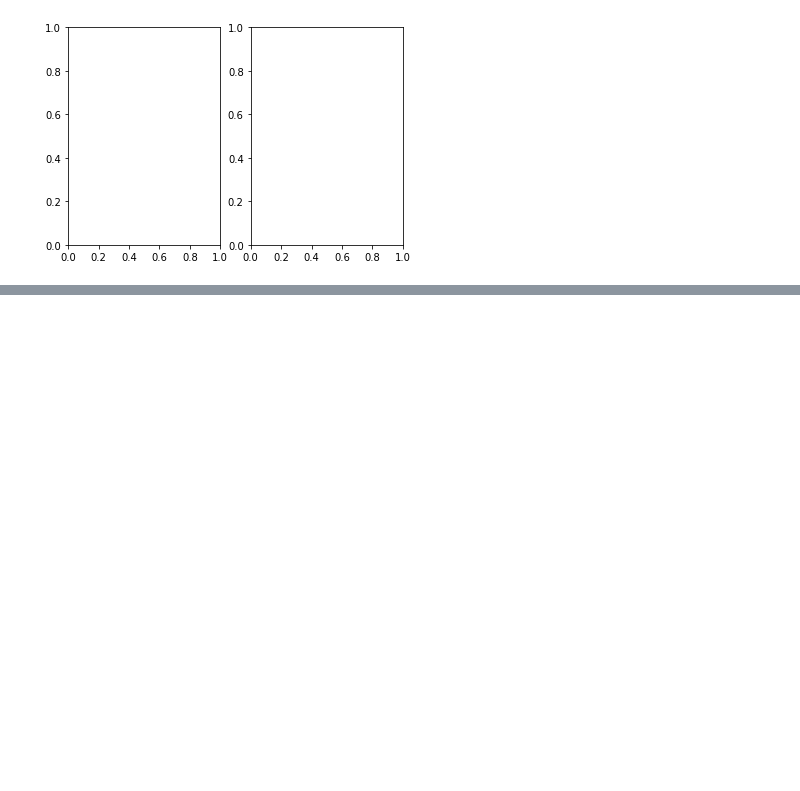
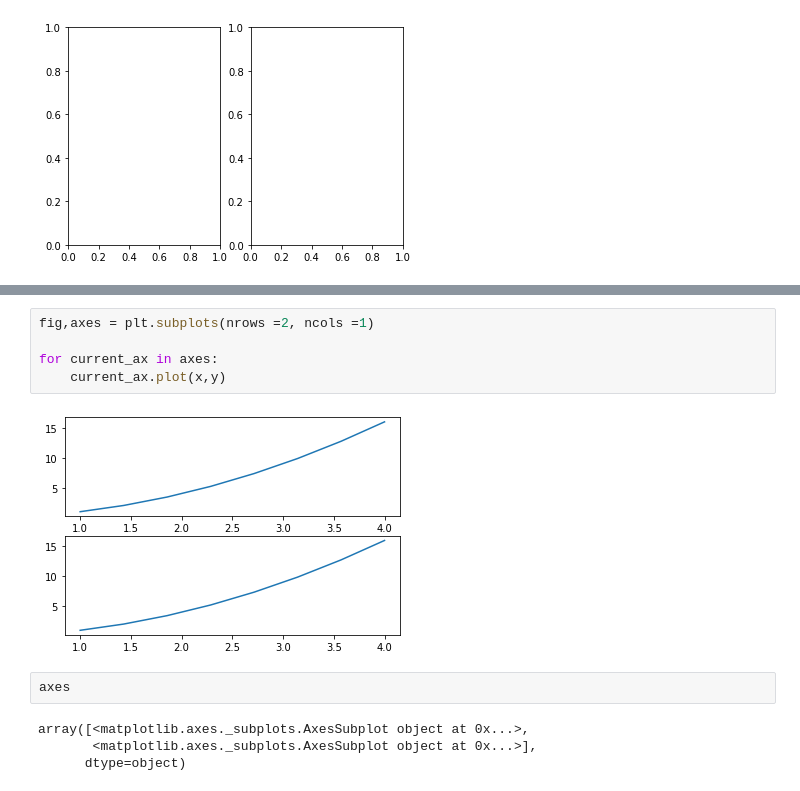
Before and after one commit to Sojiknight/PyDatSciStuds, a Jupyter notebook: Data visualization section.ipynb, the cells around one changed output, grey strips where cells are left out. Saved outputs shown, nothing was run; the diff lists cells and outputs as text; blank space fills up the shorter version.

```diff
--- a/Data visualization section.ipynb
+++ b/Data visualization section.ipynb
@@ -164,0 +179,13 @@ fig,axes = plt.subplots(nrows = 1, ncols = 2)
+# %%
+fig,axes = plt.subplots(nrows =2, ncols =1)
+
+for current_ax in axes:
+    current_ax.plot(x,y)
+# %% [output]
+[figure, added]
+# %%
+axes
+# %% [output]
+array([<matplotlib.axes._subplots.AxesSubplot object at 0x...>,
+       <matplotlib.axes._subplots.AxesSubplot object at 0x...>],
+      dtype=object)
```
Also changed, not shown: parts of 11 cells of this notebook.
